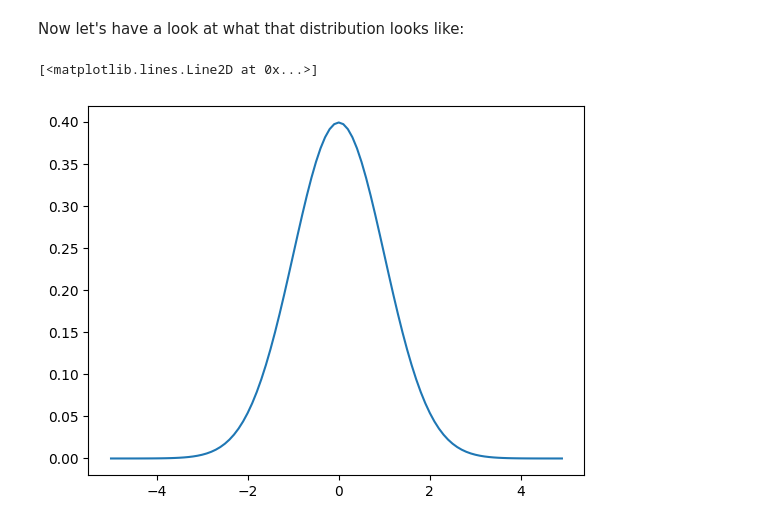
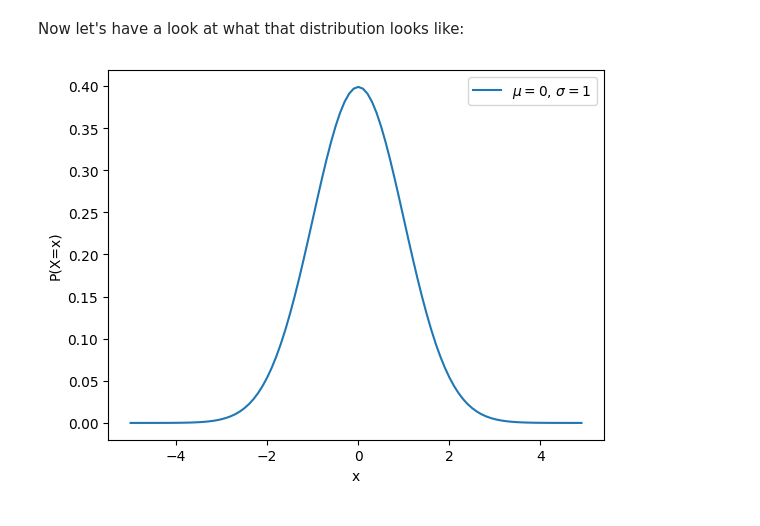
Before and after one commit to AlexLepauvre/variation_laplace_for_dummies, a Jupyter notebook: VariationalLaplaceForDummies/LinearRegression.ipynb, the cells around one changed output. Drawn from its saved outputs; the diff is of its cells as text; code cells hidden in the pictures.

```diff
--- a/VariationalLaplaceForDummies/LinearRegression.ipynb
+++ b/VariationalLaplaceForDummies/LinearRegression.ipynb
@@ -158,15 +164,17 @@ Now let's have a look at what that distribution looks like:
 # %%
 xs = np.arange(-5, 5, 0.1)  # Define values of x
 mu = 0
 sigma = 1
 
 # Compute the probability of each value of x:
 pdf = [normal_pdf(x, mu, sigma) for x in xs]
 
 fig, ax = plt.subplots()
 ax.plot(xs, pdf, label=f'$\\mu=0$, $\\sigma=1$')
 ax.set_ylabel('P(X=x)')
 ax.set_xlabel('x')
+ax.legend()
+plt.show()
+plt.close()
 # %% [output]
-[<matplotlib.lines.Line2D at 0x...>]
-[figure, old version]
+[figure, new version]
```
Also changed, not shown: parts of 1 cell of this notebook.
